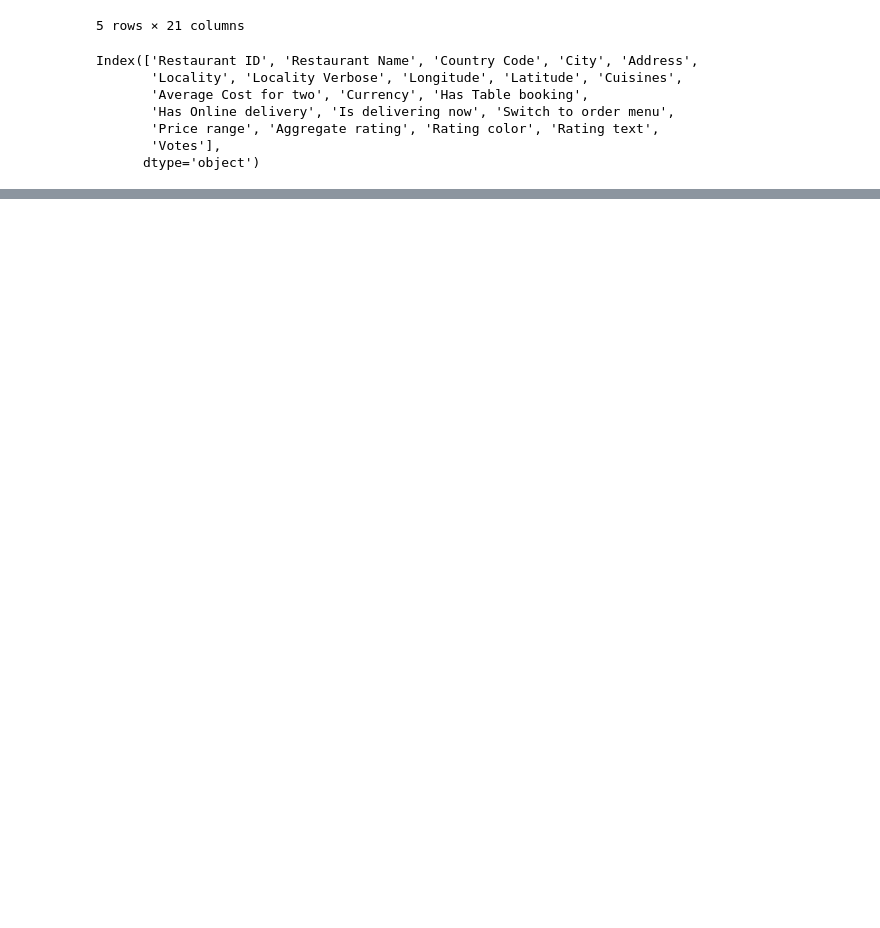
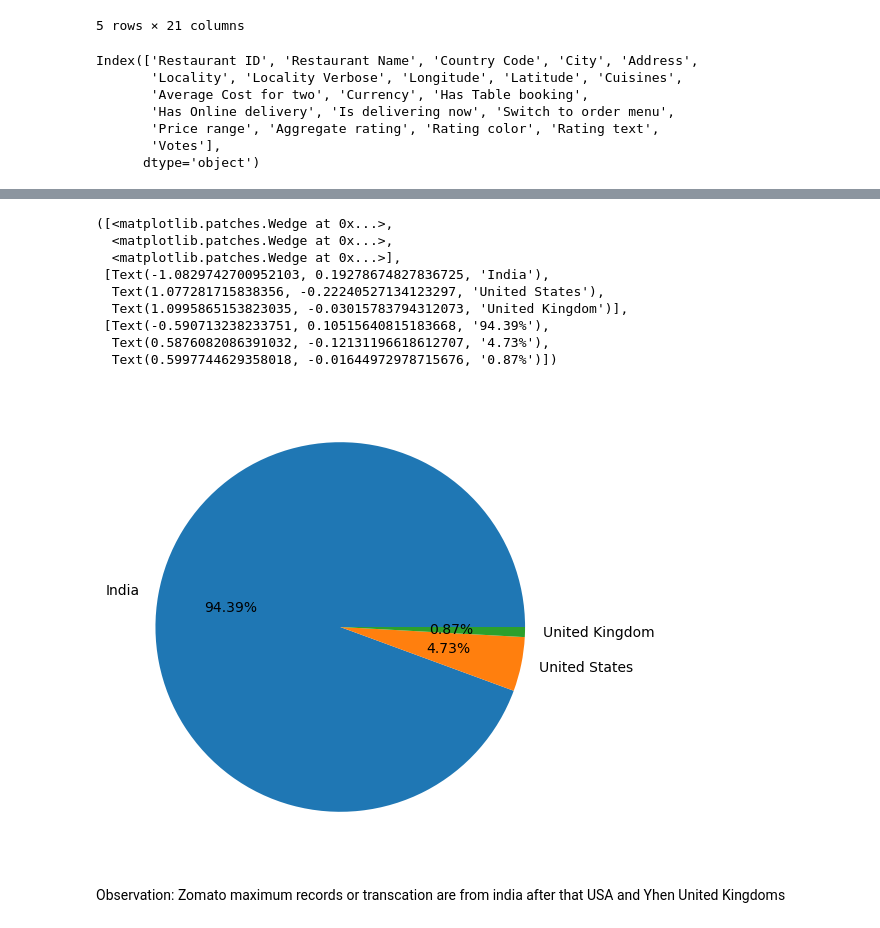
Before and after one commit to NikhilDevassia/Zomato_Dataset_Exploratory_Data_Analysis-EDA-, a Jupyter notebook: Zomato_Dataset_EDA.ipynb, the cells around one changed output, grey strips where cells are left out. Drawn from its saved outputs; the diff is of its cells as text; code cells hidden in the pictures; blank space fills up the shorter version.

```diff
--- a/Zomato_Dataset_EDA.ipynb
+++ b/Zomato_Dataset_EDA.ipynb
@@ -47,0 +99,3 @@ See the log file for details:  /tmp/jupyterlab-debug-ksphl2ky.log
+# %%
+df_country = pd.read_excel('Country-Code.xlsx')
+df_country.head()
@@ -47,0 +131,2 @@ See the log file for details:  /tmp/jupyterlab-debug-ksphl2ky.log
+# %%
+final_df = pd.merge(df, df_country,on='Country Code', how='left')
@@ -47,0 +156,21 @@ See the log file for details:  /tmp/jupyterlab-debug-ksphl2ky.log
+# %%
+country_name = final_df.Country.value_counts().index
+# %%
+country_val = fina_df.Country.value_counts()
+# %%
+# pie chart - Top 3 countires that uses zomato
+plt.pie(country_val[:3], labels=country_name[:3], autopct='%1.2f%%')
+# %% [output]
+([<matplotlib.patches.Wedge at 0x...>,
+  <matplotlib.patches.Wedge at 0x...>,
+  <matplotlib.patches.Wedge at 0x...>],
+ [Text(-1.0829742700952103, 0.19278674827836725, 'India'),
+  Text(1.077281715838356, -0.22240527134123297, 'United States'),
+  Text(1.0995865153823035, -0.03015783794312073, 'United Kingdom')],
+ [Text(-0.590713238233751, 0.10515640815183668, '94.39%'),
+  Text(0.5876082086391032, -0.12131196618612707, '4.73%'),
+  Text(0.5997744629358018, -0.01644972978715676, '0.87%')])
+[figure, added]
+# %% [markdown]
+Observation:
+Zomato maximum records or transcation are from india after that USA and Yhen United Kingdoms
```
Also changed, not shown: parts of 39 cells of this notebook.
